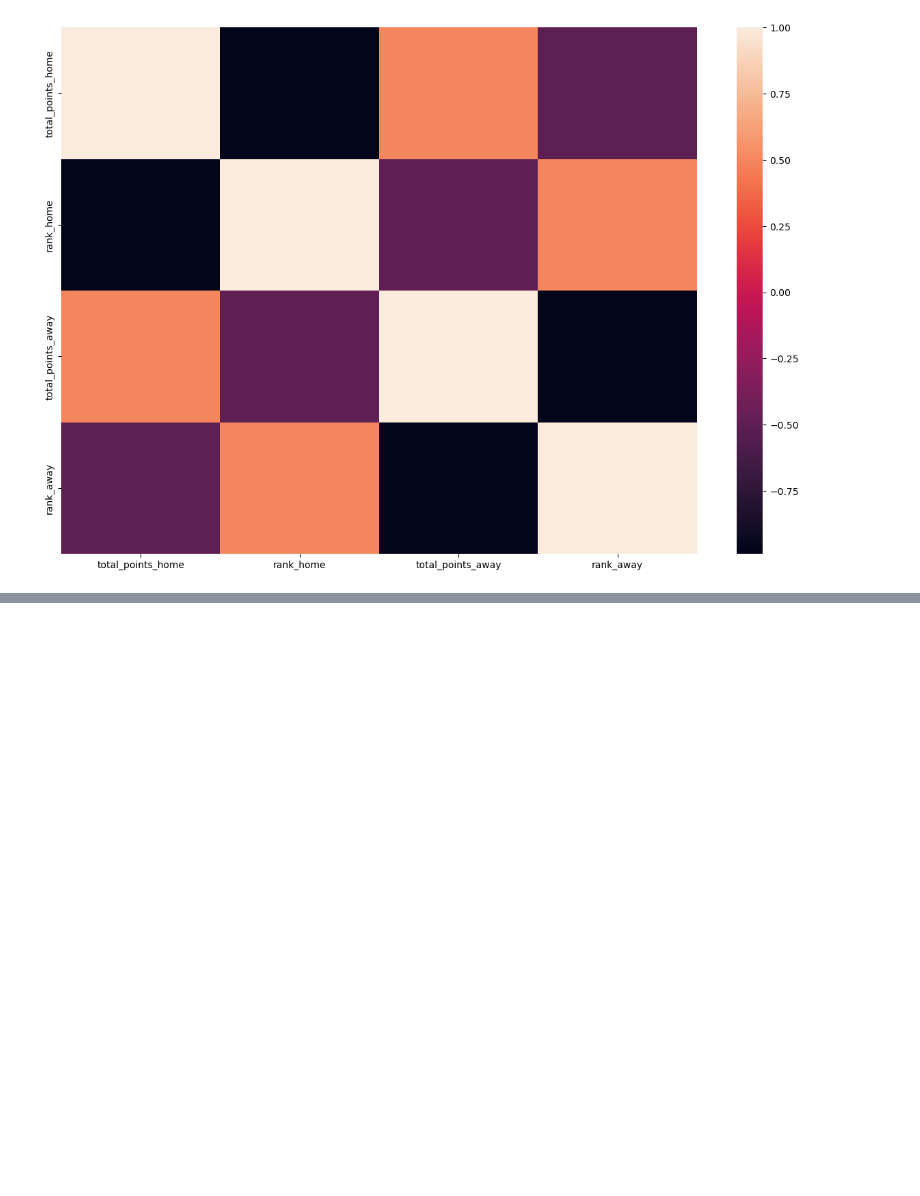
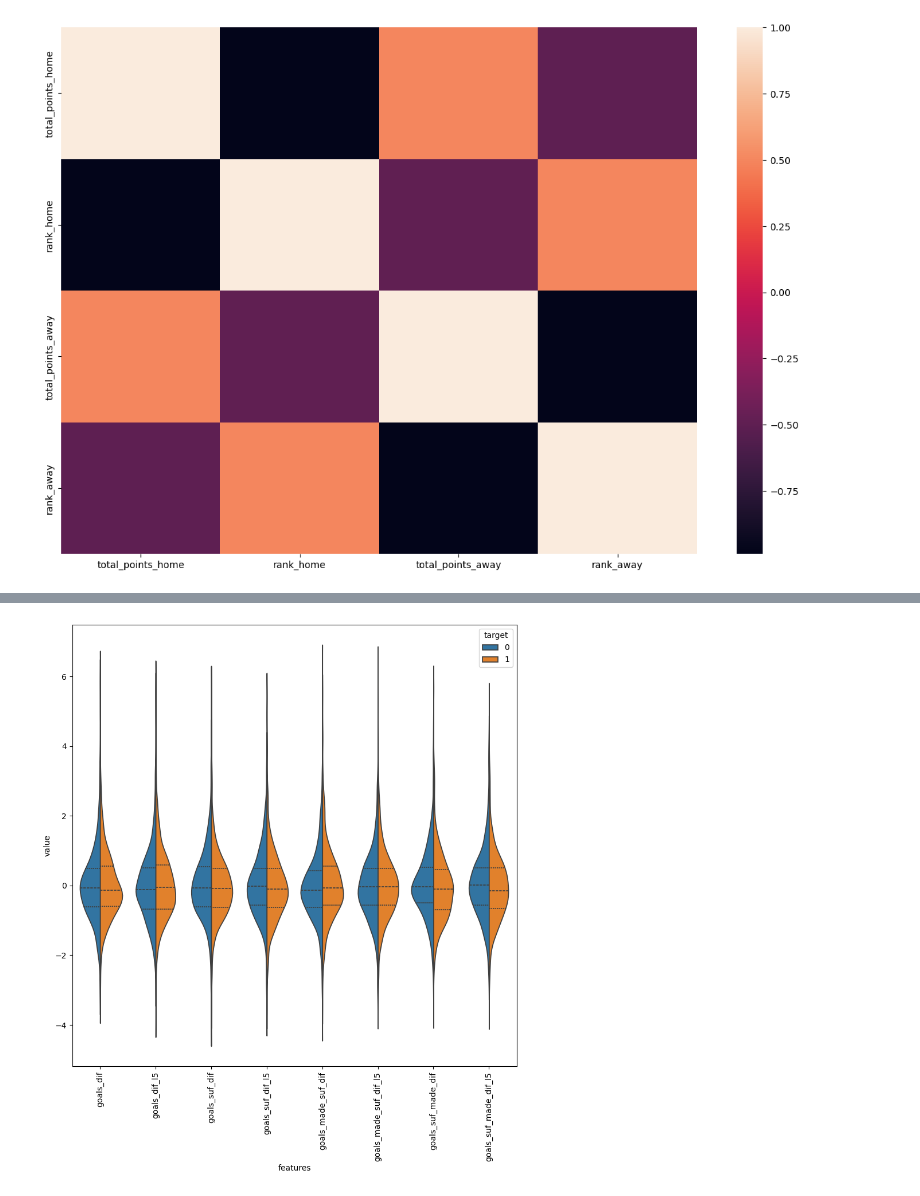
Before and after one commit to erensglm/Euro2024Predictor, a Jupyter notebook: EuroPredDemo.ipynb, the cells around one changed output, grey strips where cells are left out. Cells and saved outputs as stored; diff of their text form; code cells hidden in the pictures; blank space fills up the shorter version.

```diff
--- a/EuroPredDemo.ipynb
+++ b/EuroPredDemo.ipynb
@@ -149,0 +354,22 @@ team_stats_raw = team_stats.copy()
+# %%
+dif = df.copy()
+dif.loc[:, "goals_dif"] = dif["home_goals_mean"] - dif["away_goals_mean"]
+dif.loc[:, "goals_dif_l5"] = dif["home_goals_mean_l5"] - dif["away_goals_mean_l5"]
+dif.loc[:, "goals_suf_dif"] = dif["home_goals_suf_mean"] - dif["away_goals_suf_mean"]
+dif.loc[:, "goals_suf_dif_l5"] = dif["home_goals_suf_mean_l5"] - dif["away_goals_suf_mean_l5"]
+dif.loc[:, "goals_made_suf_dif"] = dif["home_goals_mean"] - dif["away_goals_suf_mean"]
+dif.loc[:, "goals_made_suf_dif_l5"] = dif["home_goals_mean_l5"] - dif["away_goals_suf_mean_l5"]
+dif.loc[:, "goals_suf_made_dif"] = dif["home_goals_suf_mean"] - dif["away_goals_mean"]
+dif.loc[:, "goals_suf_made_dif_l5"] = dif["home_goals_suf_mean_l5"] - dif["away_goals_mean_l5"]
+# %%
+data_difs = dif.iloc[:, -8:]
+scaled = (data_difs - data_difs.mean()) / data_difs.std()
+scaled["target"] = data2["target"]
+violin = pd.melt(scaled,id_vars="target", var_name="features", value_name="value")
+
+plt.figure(figsize=(10,10))
+sns.violinplot(x="features", y="value", hue="target", data=violin,split=True, inner="quart")
+plt.xticks(rotation=90)
+plt.show()
+# %% [output]
+[figure, added]
```
Also changed, not shown: parts of 47 cells of this notebook, 6 other files.
